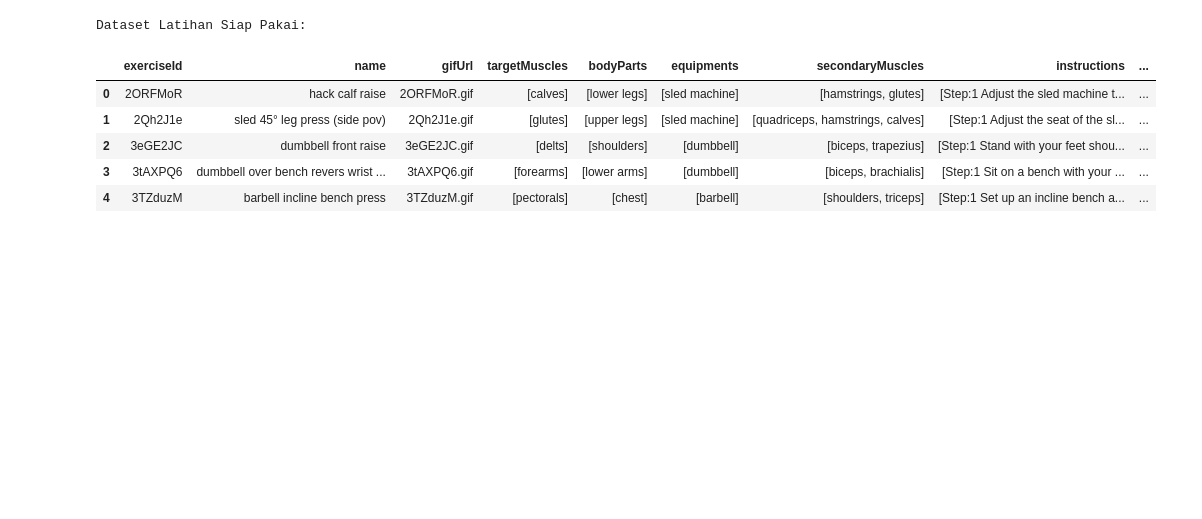
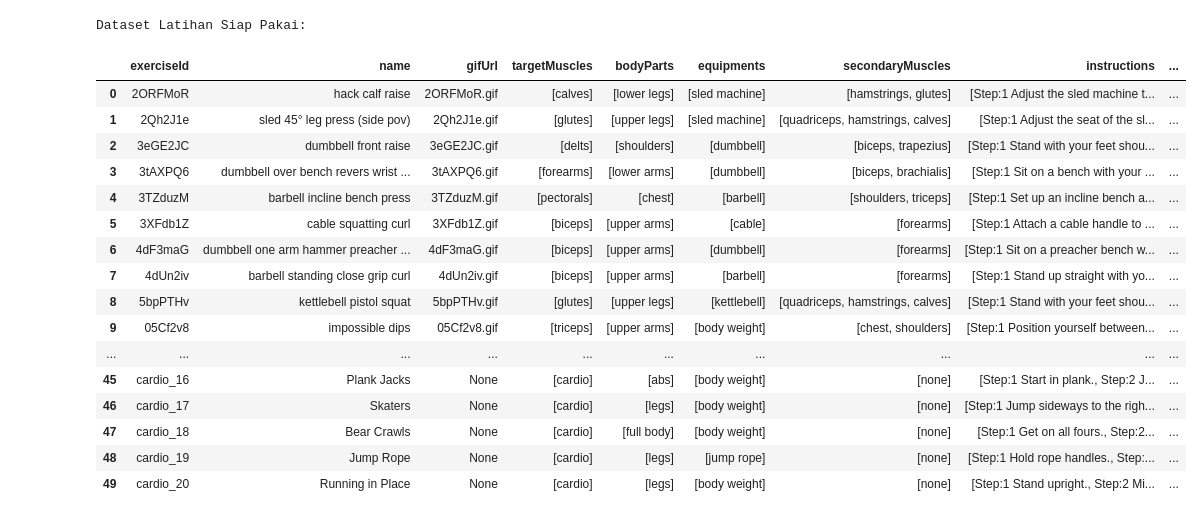
Before and after one commit to crisvito/viktorifit-ml, a Jupyter notebook: utils/generator/generate_workout_data.ipynb, the cells around one changed output. Cells and saved outputs as stored; diff of their text form; code cells hidden in the pictures; blank space fills up the shorter version.

```diff
--- a/utils/generator/generate_workout_data.ipynb
+++ b/utils/generator/generate_workout_data.ipynb
@@ -22,14 +22,54 @@ def categorize_environment(equipments_list):
 df_exercises_complete['Environment'] = df_exercises_complete['equipments'].apply(categorize_environment)
 
 print("Dataset Latihan Siap Pakai:")
-display(df_exercises_complete.head())
 # %% [output]
 Dataset Latihan Siap Pakai:
-|  | exerciseId | name | gifUrl | targetMuscles | bodyParts | equipments | secondaryMuscles | instructions | ... |
-| 0 | 2ORFMoR | hack calf raise | 2ORFMoR.gif | [calves] | [lower legs] | [sled machine] | [hamstrings, glutes] | [Step:1 Adjust the sled machine t... | ... |
-| 1 | 2Qh2J1e | sled 45° leg press (side pov) | 2Qh2J1e.gif | [glutes] | [upper legs] | [sled machine] | [quadriceps, hamstrings, calves] | [Step:1 Adjust the seat of the sl... | ... |
-| 2 | 3eGE2JC | dumbbell front raise | 3eGE2JC.gif | [delts] | [shoulders] | [dumbbell] | [biceps, trapezius] | [Step:1 Stand with your feet shou... | ... |
-| 3 | 3tAXPQ6 | dumbbell over bench revers wrist ... | 3tAXPQ6.gif | [forearms] | [lower arms] | [dumbbell] | [biceps, brachialis] | [Step:1 Sit on a bench with your ... | ... |
-| 4 | 3TZduzM | barbell incline bench press | 3TZduzM.gif | [pectorals] | [chest] | [barbell] | [shoulders, triceps] | [Step:1 Set up an incline bench a... | ... |
+# %%
+list_columns = ['targetMuscles', 'bodyParts', 'equipments', 'secondaryMuscles', 'instructions']
+
+# B. Daftar Kolom yang isinya harus TEKS (String)
+text_columns = ['gifUrl', 'name', 'exerciseId']
+
+# Fungsi untuk memperbaiki List
+def fix_list_column(val):
+    if isinstance(val, list):
+        return val
+    return ['none'] # Kalau kosong/NaN, jadi ['none']
+
+# Fungsi untuk memperbaiki Teks
+def fix_text_column(val):
+    if pd.isna(val):
+        return "None" # Kalau kosong/NaN, jadi "None"
+    return str(val)
+
+# Terapkan perbaikan ke seluruh kolom
+for col in list_columns:
+    # Cek dulu apakah kolomnya ada di data, biar gak error
+    if col in df_exercises_complete.columns:
+        df_exercises_complete[col] = df_exercises_complete[col].apply(fix_list_column)
+
+for col in text_columns:
+    if col in df_exercises_complete.columns:
+        df_exercises_complete[col] = df_exercises_complete[col].apply(fix_text_column)
+# %%
+display(df_exercises_complete.head(50))
+# %% [output]
+|  | exerciseId | name | gifUrl | targetMuscles | bodyParts | equipments | secondaryMuscles | instructions | ... |
+| 0 | 2ORFMoR | hack calf raise | 2ORFMoR.gif | [calves] | [lower legs] | [sled machine] | [hamstrings, glutes] | [Step:1 Adjust the sled machine t... | ... |
+| 1 | 2Qh2J1e | sled 45° leg press (side pov) | 2Qh2J1e.gif | [glutes] | [upper legs] | [sled machine] | [quadriceps, hamstrings, calves] | [Step:1 Adjust the seat of the sl... | ... |
+| 2 | 3eGE2JC | dumbbell front raise | 3eGE2JC.gif | [delts] | [shoulders] | [dumbbell] | [biceps, trapezius] | [Step:1 Stand with your feet shou... | ... |
+| 3 | 3tAXPQ6 | dumbbell over bench revers wrist ... | 3tAXPQ6.gif | [forearms] | [lower arms] | [dumbbell] | [biceps, brachialis] | [Step:1 Sit on a bench with your ... | ... |
+| 4 | 3TZduzM | barbell incline bench press | 3TZduzM.gif | [pectorals] | [chest] | [barbell] | [shoulders, triceps] | [Step:1 Set up an incline bench a... | ... |
+| 5 | 3XFdb1Z | cable squatting curl | 3XFdb1Z.gif | [biceps] | [upper arms] | [cable] | [forearms] | [Step:1 Attach a cable handle to ... | ... |
+| 6 | 4dF3maG | dumbbell one arm hammer preacher ... | 4dF3maG.gif | [biceps] | [upper arms] | [dumbbell] | [forearms] | [Step:1 Sit on a preacher bench w... | ... |
+| 7 | 4dUn2iv | barbell standing close grip curl | 4dUn2iv.gif | [biceps] | [upper arms] | [barbell] | [forearms] | [Step:1 Stand up straight with yo... | ... |
+| 8 | 5bpPTHv | kettlebell pistol squat | 5bpPTHv.gif | [glutes] | [upper legs] | [kettlebell] | [quadriceps, hamstrings, calves] | [Step:1 Stand with your feet shou... | ... |
+| 9 | 05Cf2v8 | impossible dips | 05Cf2v8.gif | [triceps] | [upper arms] | [body weight] | [chest, shoulders] | [Step:1 Position yourself between... | ... |
+| ... | ... | ... | ... | ... | ... | ... | ... | ... | ... |
+| 45 | cardio_16 | Plank Jacks | None | [cardio] | [abs] | [body weight] | [none] | [Step:1 Start in plank., Step:2 J... | ... |
+| 46 | cardio_17 | Skaters | None | [cardio] | [legs] | [body weight] | [none] | [Step:1 Jump sideways to the righ... | ... |
+| 47 | cardio_18 | Bear Crawls | None | [cardio] | [full body] | [body weight] | [none] | [Step:1 Get on all fours., Step:2... | ... |
+| 48 | cardio_19 | Jump Rope | None | [cardio] | [legs] | [jump rope] | [none] | [Step:1 Hold rope handles., Step:... | ... |
+| 49 | cardio_20 | Running in Place | None | [cardio] | [legs] | [body weight] | [none] | [Step:1 Stand upright., Step:2 Mi... | ... |
 # %%
 df_exercises_complete.to_csv('../../datas/dataset_workout.csv', index=False)
```
Also changed, not shown: 4 other files.
